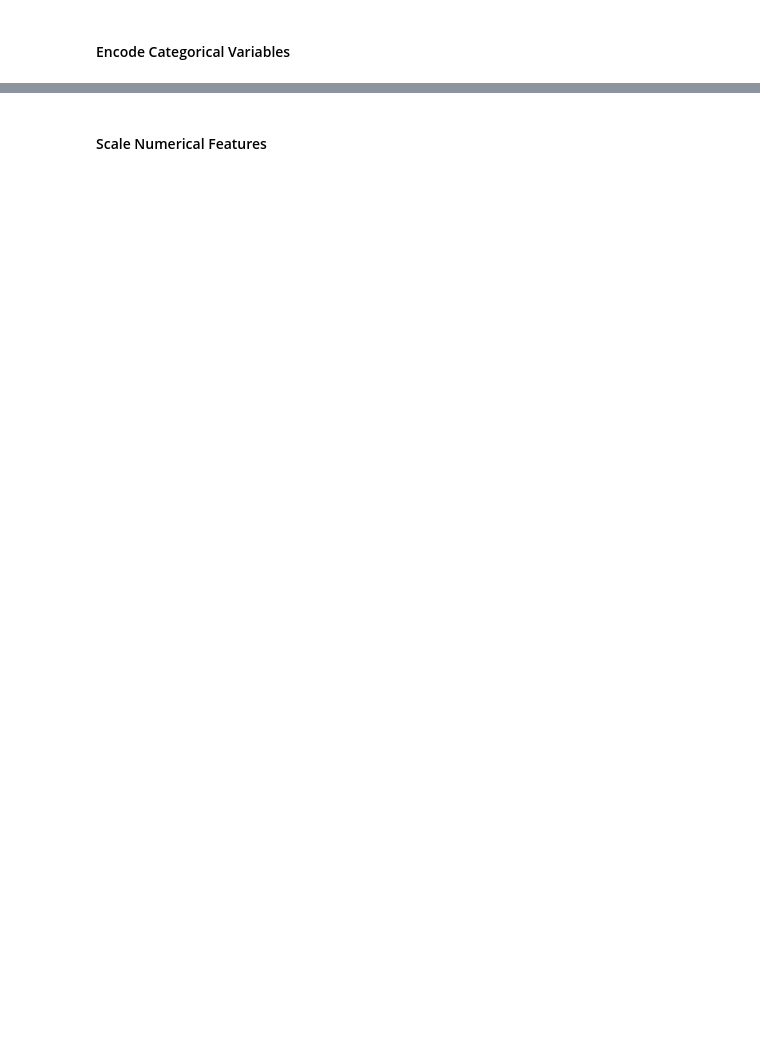
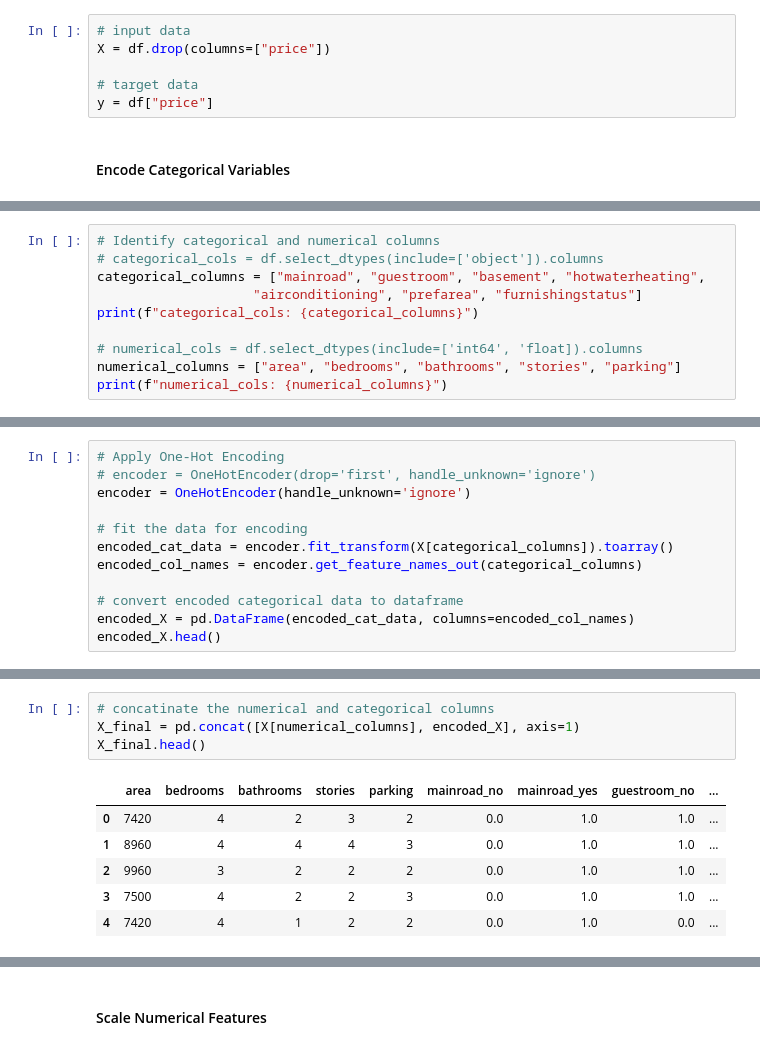
Before and after one commit to manikaraut/house-price-prediction, a Jupyter notebook: notebook/price_prediction.ipynb, the cells around one changed output, grey strips where cells are left out. Drawn from its saved outputs; the diff is of its cells as text; blank space fills up the shorter version.

```diff
--- a/notebook/price_prediction.ipynb
+++ b/notebook/price_prediction.ipynb
@@ -97,5 +97,11 @@ parking             0
 prefarea            0
 furnishingstatus    0
 dtype: int64
+# %%
+# input data
+X = df.drop(columns=["price"])
+
+# target data
+y = df["price"]
 # %% [markdown]
 #### Encode Categorical Variables
@@ -136,0 +108,10 @@ correlation_matrix #display
+# %%
+# Identify categorical and numerical columns
+# categorical_cols = df.select_dtypes(include=['object']).columns
+categorical_columns = ["mainroad", "guestroom", "basement", "hotwaterheating",
+                    "airconditioning", "prefarea", "furnishingstatus"]
+print(f"categorical_cols: {categorical_columns}")
+
+# numerical_cols = df.select_dtypes(include=['int64', 'float]).columns
+numerical_columns = ["area", "bedrooms", "bathrooms", "stories", "parking"]
+print(f"numerical_cols: {numerical_columns}")
@@ -136,0 +121,12 @@ correlation_matrix #display
+# %%
+# Apply One-Hot Encoding
+# encoder = OneHotEncoder(drop='first', handle_unknown='ignore')
+encoder = OneHotEncoder(handle_unknown='ignore')
+
+# fit the data for encoding
+encoded_cat_data = encoder.fit_transform(X[categorical_columns]).toarray()
+encoded_col_names = encoder.get_feature_names_out(categorical_columns)
+
+# convert encoded categorical data to dataframe
+encoded_X = pd.DataFrame(encoded_cat_data, columns=encoded_col_names)
+encoded_X.head()
@@ -136,0 +140,11 @@ correlation_matrix #display
+# %%
+# concatinate the numerical and categorical columns
+X_final = pd.concat([X[numerical_columns], encoded_X], axis=1)
+X_final.head()
+# %% [output]
+|  | area | bedrooms | bathrooms | stories | parking | mainroad_no | mainroad_yes | guestroom_no | ... |
+| 0 | 7420 | 4 | 2 | 3 | 2 | 0.0 | 1.0 | 1.0 | ... |
+| 1 | 8960 | 4 | 4 | 4 | 3 | 0.0 | 1.0 | 1.0 | ... |
+| 2 | 9960 | 3 | 2 | 2 | 2 | 0.0 | 1.0 | 1.0 | ... |
+| 3 | 7500 | 4 | 2 | 2 | 3 | 0.0 | 1.0 | 1.0 | ... |
+| 4 | 7420 | 4 | 1 | 2 | 2 | 0.0 | 1.0 | 0.0 | ... |
```
Also changed, not shown: parts of 26 cells of this notebook, 6 other files.
